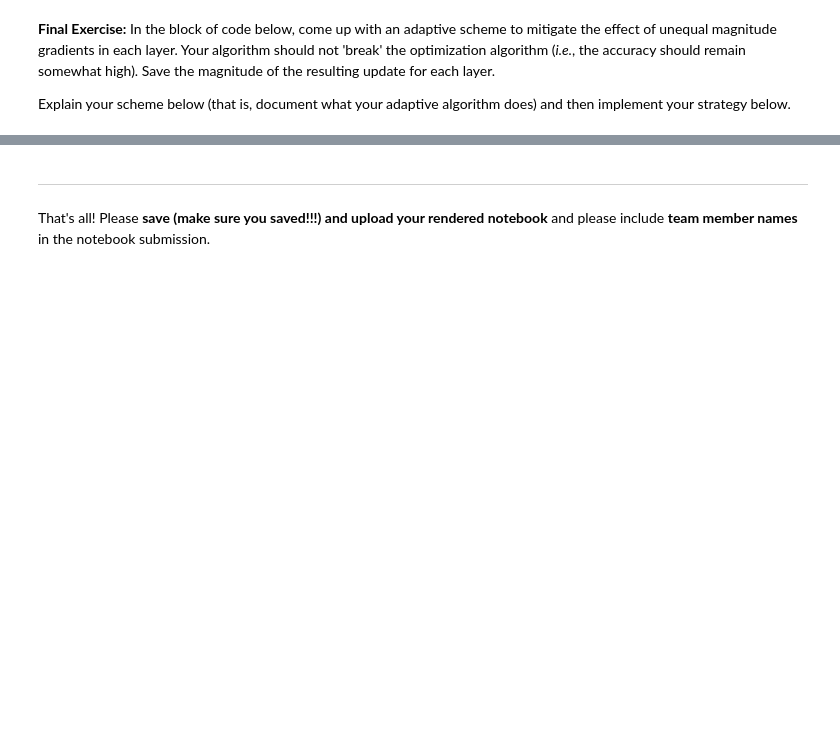
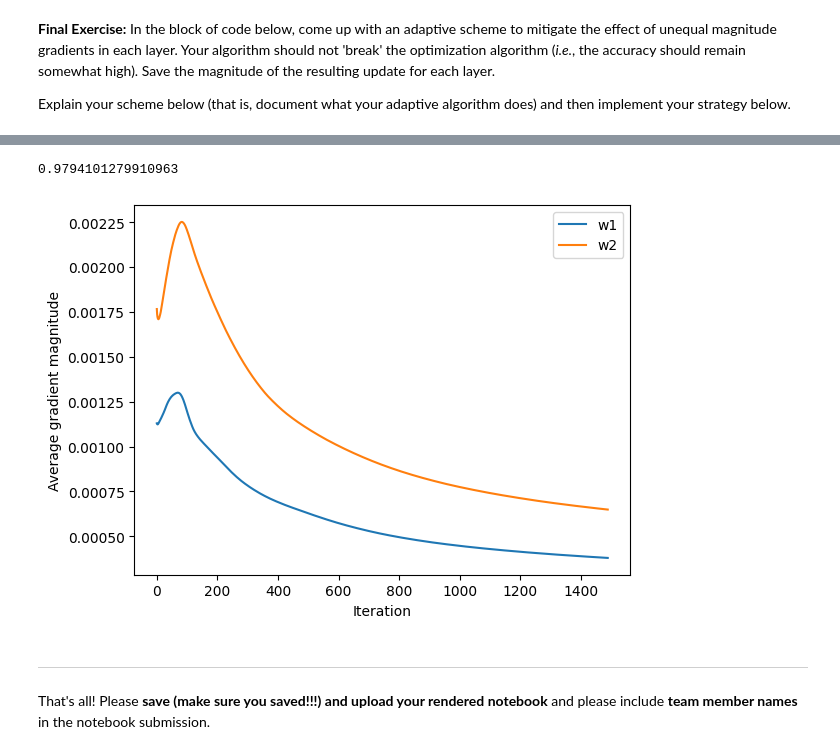
Before and after one commit to QuinnMatthews/MLinPyNotebooks, a Jupyter notebook: Flipped Assignment Two/ICA2_MachineLearning.ipynb, the cells around one changed output, grey strips where cells are left out. Cells and saved outputs as stored; diff of their text form; code cells hidden in the pictures; blank space fills up the shorter version.

```diff
--- a/Flipped Assignment Two/ICA2_MachineLearning.ipynb
+++ b/Flipped Assignment Two/ICA2_MachineLearning.ipynb
@@ -354,8 +312,8 @@ class TwoLayerPerceptron(TwoLayerPerceptronBase):
             # magnitude of gradients grad_w1_ and grad_w2_
 
             # Track the magnitude of the gradient
-            #self.grad_w1_[i] = ???
-            #self.grad_w2_[i] = ???
+            self.grad_w1_[i] = np.mean(np.abs(gradW1))
+            self.grad_w2_[i] = np.mean(np.abs(gradW2))
 
             #------------------------------------------
 
@@ -406,8 +364,8 @@ class TwoLayerPerceptronVect(TwoLayerPerceptron):
         # ENTER YOUR CODE HERE to
         # calculate the sensitivities
         # NOTE: be sure to use parentheses for correct order of operations...
-        V2 =
-        V1 =
+        V2 = -2*(Y_enc-A3)*A3*(1-A3)
+        V1 = (W2.T @ V2)*A2*(1-A2)
         #---------------------------------
 
         # Use of sensitivity is calculated for you here
@@ -531,11 +491,12 @@ class TwoLayerPerceptronNew(TwoLayerPerceptronVect):
 
 
             # Track the magnitude of the gradient
-            #self.grad_w1_[i] = ??? #(use same calculation as above)
-            #self.grad_w2_[i] = ??? #(use same calculation as above)
+            self.grad_w1_[i] = np.mean(np.abs(gradW1))
+            self.grad_w2_[i] = np.mean(np.abs(gradW2))
 
-            # eta1 = ??? #(new dynamic eta values)
-            # eta2 = ??? #(how should these be calculated???)
+            # Normalize the gradient by the average magnitude of the gradient
+            eta1 = self.eta / np.sqrt(np.mean(np.abs(gradW1)))
+            eta2 = self.eta / np.sqrt(np.mean(np.abs(gradW2)))
 
             #------------------------------------------
 
@@ -547,35 +508,38 @@ class TwoLayerPerceptronNew(TwoLayerPerceptronVect):
             #------------------------------------------
             # ENTER YOUR CODE HERE
             # Track the magnitude of the gradient update here
             # This should be AFTER applying your dynamic scaling
             # That is, you SHOULD include eta here.
 
-            #self.update_w1_[i] = ???
-            #self.update_w2_[i] = ???
+            self.update_w1_[i] = np.mean(np.abs(eta1*gradW1))
+            self.update_w2_[i] = np.mean(np.abs(eta2*gradW2))
 
             #------------------------------------------
 
 
         return self
 
 
 
 clf2 = TwoLayerPerceptronNew(n_hidden=10, epochs=1500, eta=0.001)
 clf2.fit(X,y)
 
 from sklearn.metrics import accuracy_score
 yhat = clf2.predict(X)
 # the accuracy of the classifier should remain high!
 # Do not let your dynamic updates make the classifier worse...
 print(accuracy_score(y,yhat))
 
 ax = plt.subplot(1,1,1)
 plt.plot(np.abs(clf2.update_w1_[10:]), label='w1')
 plt.plot(np.abs(clf2.update_w2_[10:]), label='w2')
 plt.legend()
 plt.ylabel('Average gradient magnitude')
 plt.xlabel('Iteration')
 plt.show()
+# %% [output]
+0.9794101279910963
+[figure, added]
 # %% [markdown]
 ________________________________________________________________________________________________________
 
```
Also changed, not shown: parts of 12 cells of this notebook, 1 other file.
